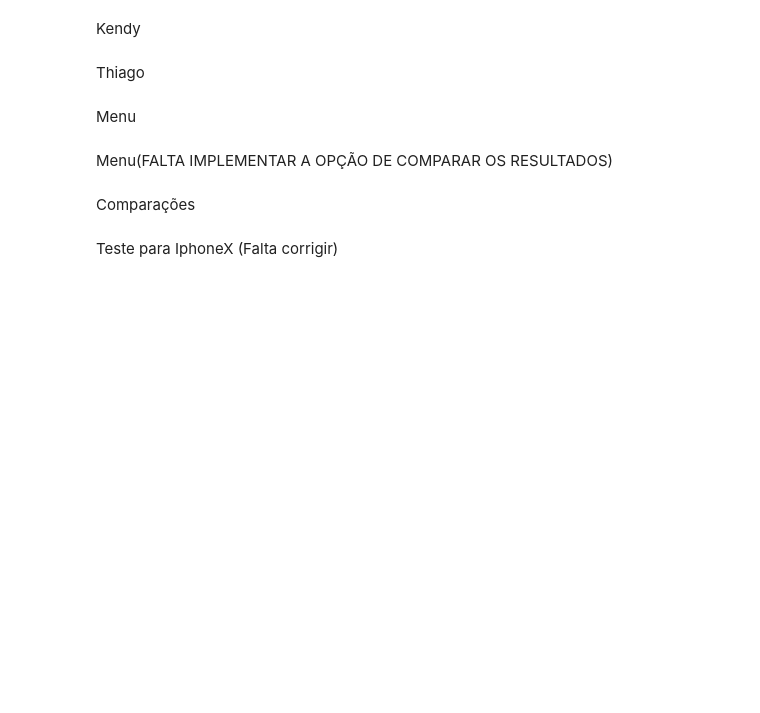
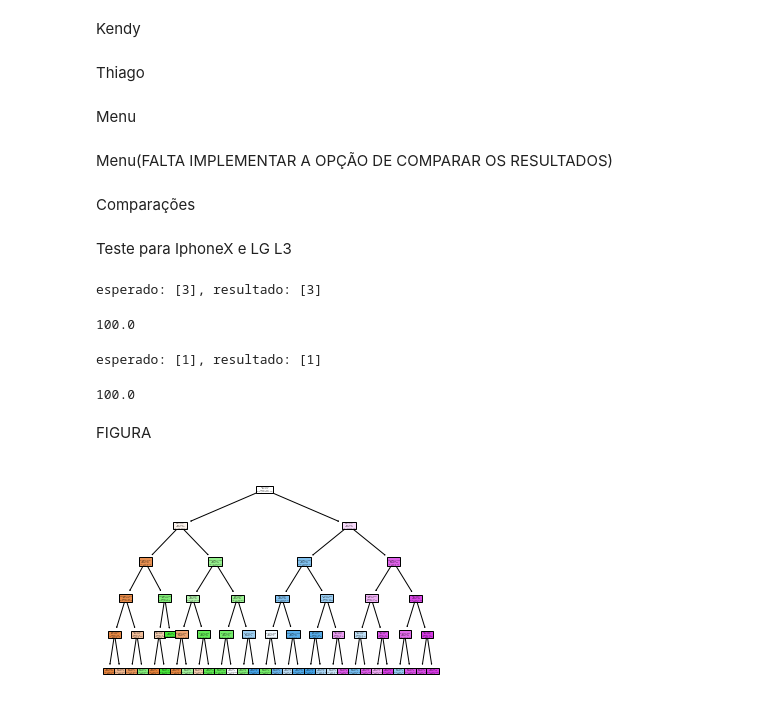
Before and after one commit to Sinu-Tech/Precificacao-De-Celulares, a Jupyter notebook: PrecificacaoDeCelulares.ipynb, the cells around one changed output. Cells and saved outputs as stored; diff of their text form; code cells hidden in the pictures; blank space fills up the shorter version.

Commit message:
ADD: correção de testes

```diff
--- a/PrecificacaoDeCelulares.ipynb
+++ b/PrecificacaoDeCelulares.ipynb
@@ -303,15 +335,49 @@ def comparar_resultados():
 
   ax.text(v + 1, i - 0.25 , str(v)+'%', color=cor, fontweight='bold', fontsize=16)
 # %% [markdown]
-Teste para IphoneX (Falta corrigir)
+Teste para IphoneX e LG L3
 # %%
-iphoneX = [{'baterry_power': 2716, 'blue':1, 'clock_speed': 2.4, 'dual': 0, 'fc': 12,'fourg': 1, 'int_memory':256, 'm_dep': 0.8, 'mobile_wt': 174, 'n_cores': 3, 'pc': 12, 'px_height': 2436, 'px_width': 1125, 'ram': 3064, 'sc_h': 14, 'sc_w': 7, 'talk_time': 21, 'three_g': 1, 'touch_screnn': 1, 'wifi': 1}]
+iphoneX = [{'baterry_power': 2716, 'blue':1, 'clock_speed': 2.4, 'dual_sim': 0, 'fc': 12,'four_g': 1, 'int_memory':256, 'm_dep': 0.8, 'mobile_wt': 174, 'n_cores': 3, 'pc': 12, 'px_height': 2436, 'px_width': 1125, 'ram': 3064, 'sc_h': 14, 'sc_w': 7, 'talk_time': 21, 'three_g': 1, 'touch_screen': 1, 'wifi': 1}]
 iphoneX = pd.DataFrame(iphoneX)
+iphoneXClasse = [3]
+
+modelo = DecisionTreeClassifier(max_depth = 5)
+modelo.fit(atributos_normalizados, classes)
 
 pred = modelo.predict(iphoneX)
 
-print(f'esperado: {iphoneX}, resultado: {pred}')
+print(f'esperado: {iphoneXClasse}, resultado: {pred}')
 
 """Mostra a porcentagem de acertos"""
 
-accuracy_score(pred, iphoneX)*100
+accuracy_score(pred, iphoneXClasse)*100
+# %% [output]
+esperado: [3], resultado: [3]
+100.0
+# %%
+lgL3 = [{'baterry_power': 1500, 'blue':1, 'clock_speed': 0.8, 'dual_sim': 0, 'fc': 0,'four_g': 0, 'int_memory':2, 'm_dep': 1.2, 'mobile_wt': 110, 'n_cores': 1, 'pc': 3, 'px_height':320, 'px_width':240, 'ram': 384, 'sc_h': 10, 'sc_w': 6, 'talk_time': 10, 'three_g': 1, 'touch_screen': 1, 'wifi': 1}]
+lgL3 = pd.DataFrame(lgL3)
+lgL3Classe = [1]
+
+modelo = SVC()
+modelo.fit(atributos_normalizados, classes)
+
+pred = modelo.predict(lgL3)
+
+print(f'esperado: {lgL3Classe}, resultado: {pred}')
+
+"""Mostra a porcentagem de acertos"""
+
+accuracy_score(pred, lgL3Classe)*100
+# %% [output]
+esperado: [1], resultado: [1]
+100.0
+# %% [markdown]
+FIGURA
+# %%
+from sklearn import tree
+tree.plot_tree(modelo,feature_names = atributos.columns,
+               class_names=['0','1','2','3'],
+               filled = True);
+# %% [output]
+[figure, added]
```
Also changed, not shown: parts of 2 cells of this notebook, 1 other file.
